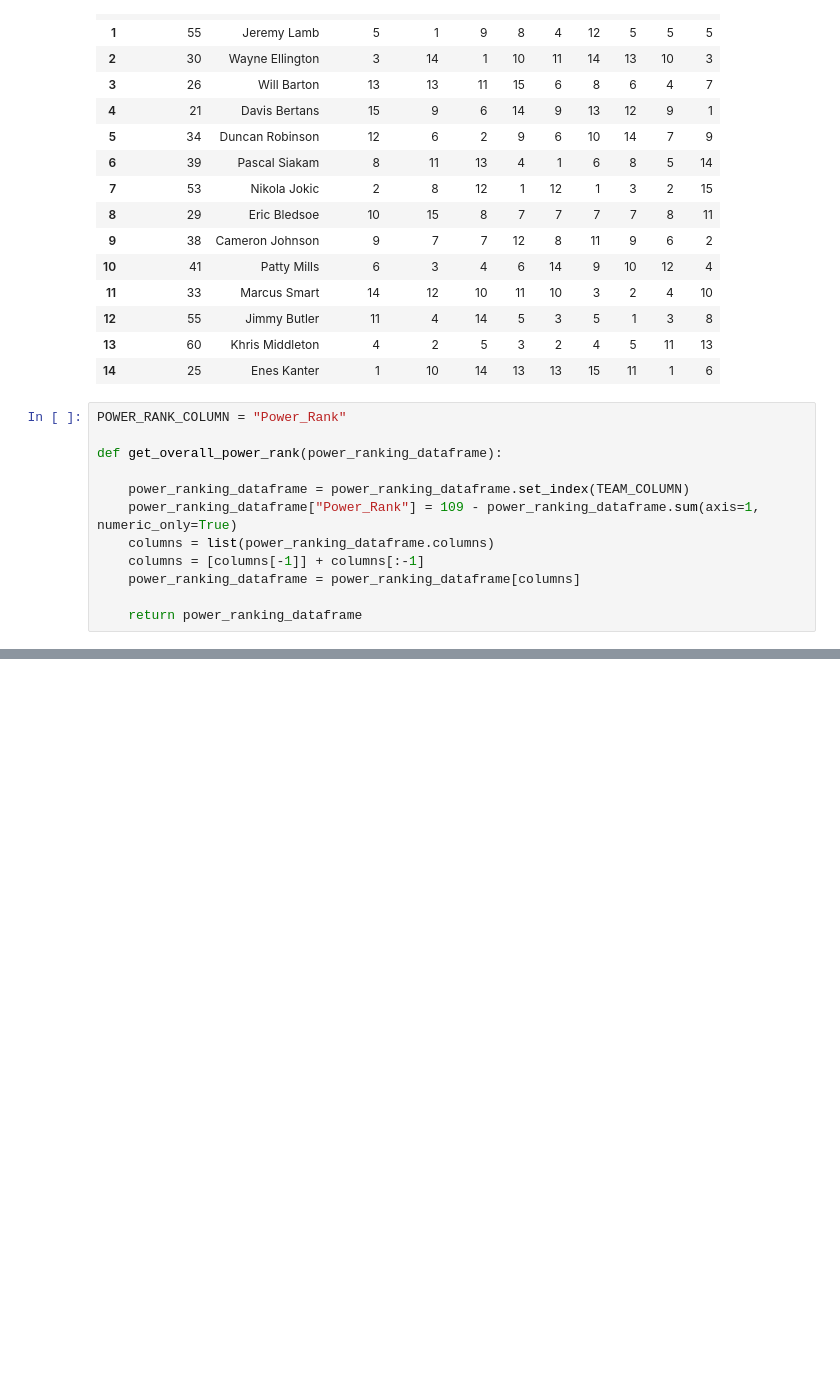
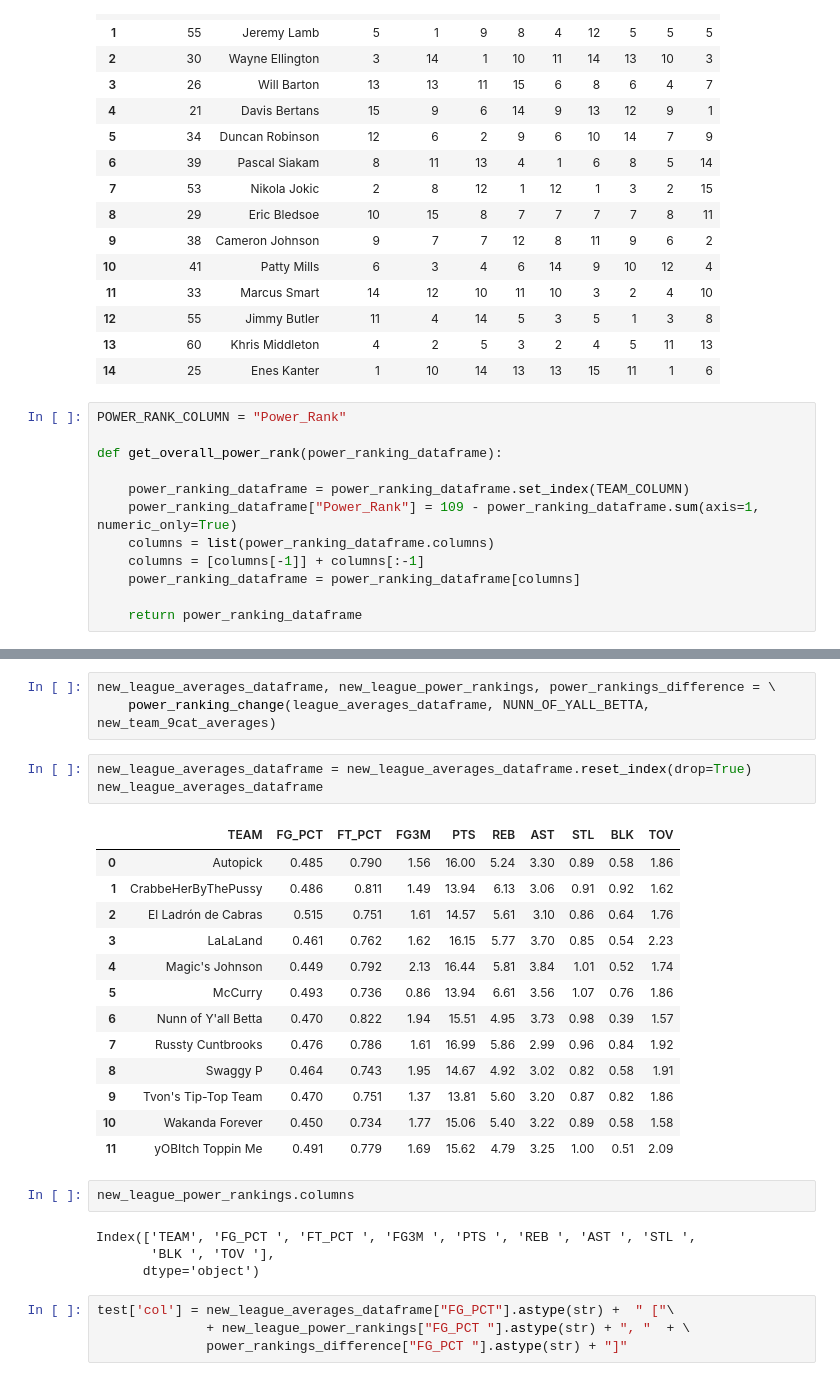
Before and after one commit to JaumeClave/waiver_wire_machine, a Jupyter notebook: notebooks/02_yahoo_fantasy_sports_api_exploration.ipynb, the cells around one changed output, grey strips where cells are left out. Cells and saved outputs as stored; diff of their text form; blank space fills up the shorter version.

```diff
--- a/notebooks/02_yahoo_fantasy_sports_api_exploration.ipynb
+++ b/notebooks/02_yahoo_fantasy_sports_api_exploration.ipynb
@@ -1973,0 +2079,30 @@ def get_overall_power_rank(power_ranking_dataframe):
+# %%
+new_league_averages_dataframe, new_league_power_rankings, power_rankings_difference = \
+    power_ranking_change(league_averages_dataframe, NUNN_OF_YALL_BETTA, new_team_9cat_averages)
+# %%
+new_league_averages_dataframe = new_league_averages_dataframe.reset_index(drop=True)
+new_league_averages_dataframe
+# %% [output]
+|  | TEAM | FG_PCT | FT_PCT | FG3M | PTS | REB | AST | STL | BLK | TOV |
+| 0 | Autopick | 0.485 | 0.790 | 1.56 | 16.00 | 5.24 | 3.30 | 0.89 | 0.58 | 1.86 |
+| 1 | CrabbeHerByThePussy | 0.486 | 0.811 | 1.49 | 13.94 | 6.13 | 3.06 | 0.91 | 0.92 | 1.62 |
+| 2 | El Ladrón de Cabras | 0.515 | 0.751 | 1.61 | 14.57 | 5.61 | 3.10 | 0.86 | 0.64 | 1.76 |
+| 3 | LaLaLand | 0.461 | 0.762 | 1.62 | 16.15 | 5.77 | 3.70 | 0.85 | 0.54 | 2.23 |
+| 4 | Magic's Johnson | 0.449 | 0.792 | 2.13 | 16.44 | 5.81 | 3.84 | 1.01 | 0.52 | 1.74 |
+| 5 | McCurry | 0.493 | 0.736 | 0.86 | 13.94 | 6.61 | 3.56 | 1.07 | 0.76 | 1.86 |
+| 6 | Nunn of Y'all Betta | 0.470 | 0.822 | 1.94 | 15.51 | 4.95 | 3.73 | 0.98 | 0.39 | 1.57 |
+| 7 | Russty Cuntbrooks | 0.476 | 0.786 | 1.61 | 16.99 | 5.86 | 2.99 | 0.96 | 0.84 | 1.92 |
+| 8 | Swaggy P | 0.464 | 0.743 | 1.95 | 14.67 | 4.92 | 3.02 | 0.82 | 0.58 | 1.91 |
+| 9 | Tvon's Tip-Top Team | 0.470 | 0.751 | 1.37 | 13.81 | 5.60 | 3.20 | 0.87 | 0.82 | 1.86 |
+| 10 | Wakanda Forever | 0.450 | 0.734 | 1.77 | 15.06 | 5.40 | 3.22 | 0.89 | 0.58 | 1.58 |
+| 11 | yOBItch Toppin Me | 0.491 | 0.779 | 1.69 | 15.62 | 4.79 | 3.25 | 1.00 | 0.51 | 2.09 |
+# %%
+new_league_power_rankings.columns
+# %% [output]
+Index(['TEAM', 'FG_PCT ', 'FT_PCT ', 'FG3M ', 'PTS ', 'REB ', 'AST ', 'STL ',
+       'BLK ', 'TOV '],
+      dtype='object')
+# %%
+test['col'] = new_league_averages_dataframe["FG_PCT"].astype(str) +  " ["\
+              + new_league_power_rankings["FG_PCT "].astype(str) + ", "  + \
+              power_rankings_difference["FG_PCT "].astype(str) + "]"
```
Also changed, not shown: parts of 21 cells of this notebook, 1 other file.
